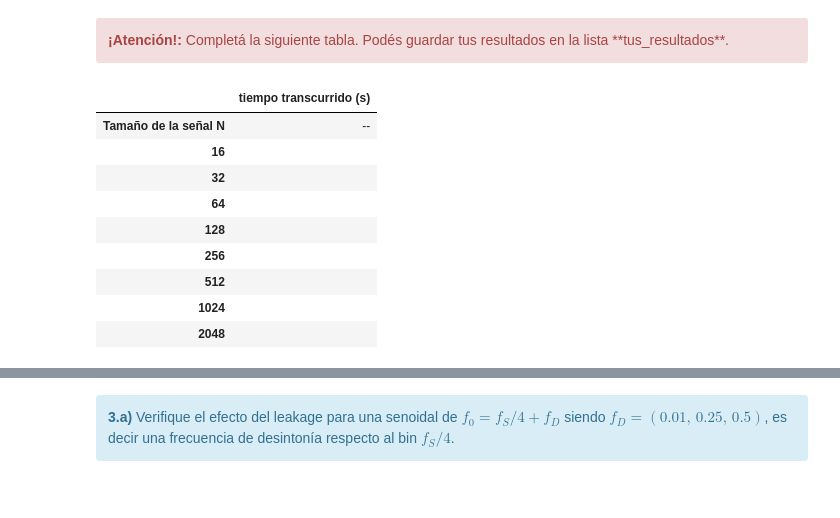
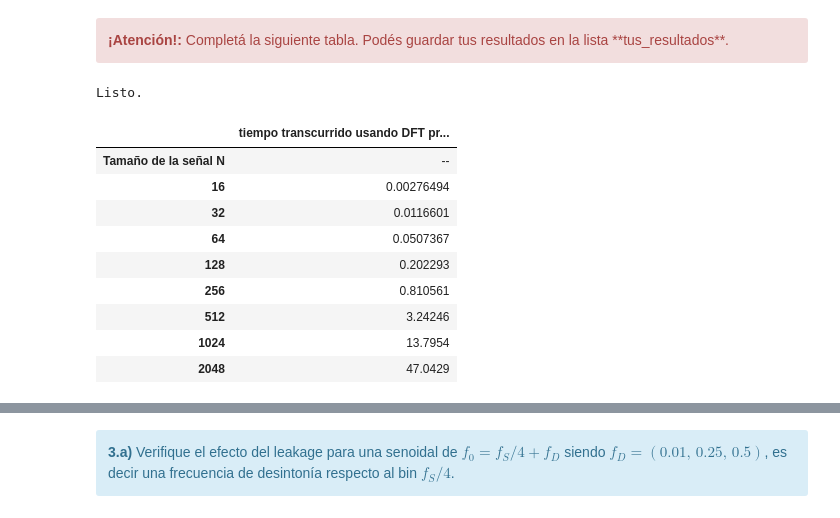
Before and after one commit to jbl95/pds-trabajosPracticos, a Jupyter notebook: TP1 - Muestreo de señales - Forurier.ipynb, the cells around one changed output, grey strips where cells are left out. Drawn from its saved outputs; the diff is of its cells as text; code cells hidden in the pictures.

```diff
--- a/TP1 - Muestreo de señales - Forurier.ipynb
+++ b/TP1 - Muestreo de señales - Forurier.ipynb
@@ -334,11 +338,11 @@ No pude implemenatar un código para determinar la diferencia de tiempo de ejecu
 <b>Ayuda:</b> Utilice el módulo **timeit** para medir el tiempo transcurrido.
 </div>
 # %%
-import timeit
+import time
 
-the_start = timeit.timeit()
+the_start = time.time()
 print("hello")
-the_end = timeit.timeit()
-print(the_start - the_end)
+the_end = time.time()
+print(the_end - the_start)
 # %% [output]
 hello
@@ -347,44 +351,69 @@ hello
 <div class="alert alert-block alert-danger">
 <b>¡Atención!:</b> Completá la siguiente tabla. Podés guardar tus resultados en la lista **tus_resultados**.
 </div>
+# %%
+#######################################
+# Tu simulación que genere resultados #
+#######################################
+
+# Listas de muestras y tiempos.
+
+muestras = [16,32,64,128,256,512,1024,2048]
+tus_resultados = ['--','--']
+
+for i in range(len(muestras)):
+    tt,xx = generador_senoidal (fs, f, muestras[i])
+    the_start1 = time.time()
+    xx_dft = mi_func_DFT (xx,muestras[i])
+    the_end1 = time.time()
+
+    vdt_dft.append(the_end1 - the_start)
+
+    the_start = time.time()
+    xx_fft = spy.fft.fft(xx,muestras[i])
+    the_end = time.time()
+
+    vdt_fft.append(the_end - the_start)
+
+print('Listo.')
+# %% [output]
+Listo.
 # %%
 from pandas import DataFrame
 from IPython.display import HTML
 
-#######################################
-# Tu simulación que genere resultados #
-#######################################
+tus_resultados = [ ['--'],
+                   [vdt_dft[0]], # <-- acá debería haber numeritos :)
+                   [vdt_dft[1]], # <-- acá debería haber numeritos :)
+                   [vdt_dft[2]], # <-- acá debería haber numeritos :)
+                   [vdt_dft[3]], # <-- acá debería haber numeritos :)
+                   [vdt_dft[4]], # <-- acá debería haber numeritos :)
+                   [vdt_dft[5]], # <-- acá debería haber numeritos :)
+                   [vdt_dft[6]], # <-- acá debería haber numeritos :)
+                   [vdt_dft[7]]  # <-- acá debería haber numeritos :)
+                 ]
 
-tus_resultados = [ ['--'],
-                   [''], # <-- acá debería haber numeritos :)
-                   [''], # <-- acá debería haber numeritos :)
-                   [''], # <-- acá debería haber numeritos :)
-                   [''], # <-- acá debería haber numeritos :)
-                   [''], # <-- acá debería haber numeritos :)
-                   [''], # <-- acá debería haber numeritos :)
-                   [''], # <-- acá debería haber numeritos :)
-                   ['']  # <-- acá debería haber numeritos :)
-                 ]
-df = DataFrame(tus_resultados, columns=['tiempo transcurrido (s)'],
+
+df = DataFrame(tus_resultados, columns=['tiempo transcurrido usando DFT propia (s)'],
                index=['Tamaño de la señal N',
                       16,
                       32,
                       64,
                       128,
                       256,
                       512,
                       1024,
                       2048
                      ])
 HTML(df.to_html())
 # %% [output]
-|  | tiempo transcurrido (s) |
+|  | tiempo transcurrido usando DFT pr... |
 | Tamaño de la señal N | -- |
-| 16 |  |
-| 32 |  |
-| 64 |  |
-| 128 |  |
-| 256 |  |
-| 512 |  |
-| 1024 |  |
-| 2048 |  |
+| 16 | 0.00276494 |
+| 32 | 0.0116601 |
+| 64 | 0.0507367 |
+| 128 | 0.202293 |
+| 256 | 0.810561 |
+| 512 | 3.24246 |
+| 1024 | 13.7954 |
+| 2048 | 47.0429 |
```
Also changed, not shown: parts of 13 cells of this notebook.
